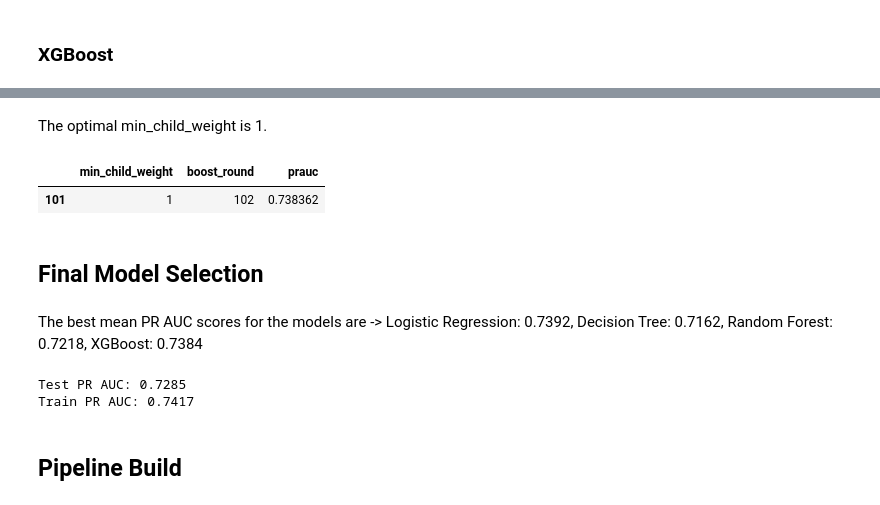
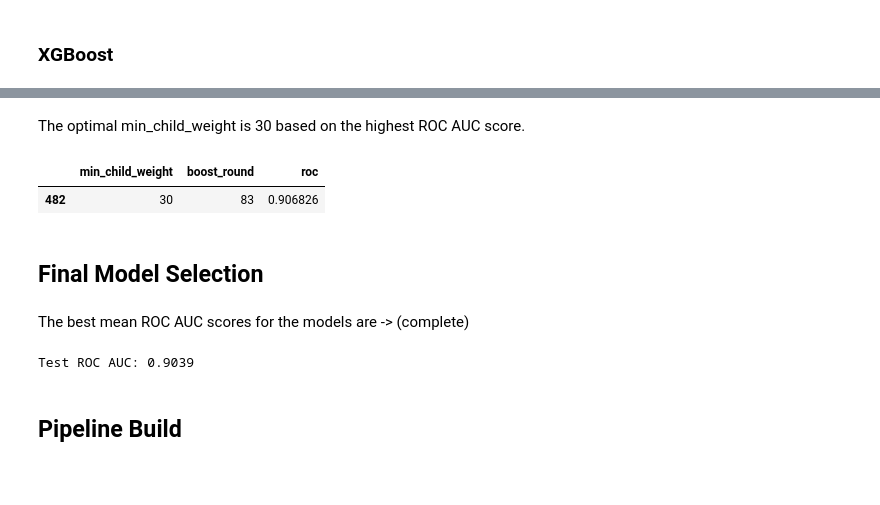
Before and after one commit to herblum/youtube-ml-project, a Jupyter notebook: notebook_log_reg_exp.ipynb, the cells around one changed output, grey strips where cells are left out. Cells and saved outputs as stored; diff of their text form; code cells hidden in the pictures; blank space fills up the shorter version.

```diff
--- a/notebook_log_reg_exp.ipynb
+++ b/notebook_log_reg_exp.ipynb
@@ -595,7 +577,7 @@ train_dicts = df_train_tree.to_dict(orient='records')
 dv = DictVectorizer(sparse=False)
 X_train = dv.fit_transform(train_dicts)
 
-dt_model = DecisionTreeClassifier(random_state=42, max_depth=6, min_samples_leaf=100)
+dt_model = DecisionTreeClassifier(random_state=42, max_depth=4, min_samples_leaf=100)
 dt_model.fit(X_train, y_train)
 
 print(export_text(dt_model, feature_names=list(dv.get_feature_names_out())))
@@ -831,7 +762,7 @@ records = []
 for eta in etas:
     params = {
         "objective": "binary:logistic",
-        "eval_metric": "aucpr",
+        "eval_metric": "auc",
         "max_depth": 5,
         "eta": eta,
         "seed": 42,
@@ -858,13 +789,13 @@ for eta in etas:
             verbose_eval=False,
         )
 
-        for r, score in enumerate(evals_result["val"]["aucpr"], start=1):
+        for r, score in enumerate(evals_result["val"]["auc"], start=1):
             records.append(
-                {"eta": eta, "fold": fold, "boost_round": r, "prauc": score}
+                {"eta": eta, "fold": fold, "boost_round": r, "roc": score}
             )
 
 # 3. Raw fold-level scores and mean CV scores per (eta, boost_round) for plotting
 scores_df = pd.DataFrame(records)
-cv_summary_df = scores_df.groupby(["eta", "boost_round"], as_index=False)["prauc"].mean()
+cv_summary_df = scores_df.groupby(["eta", "boost_round"], as_index=False)["roc"].mean()
 # %%
 for eta, group in cv_summary_df.groupby("eta"):
@@ -895,7 +826,7 @@ records = []
 for md in max_depths:
     params = {
         "objective": "binary:logistic",
-        "eval_metric": "aucpr",
+        "eval_metric": "auc",
         "max_depth": md,
         "eta": 0.05,
         "seed": 42,
@@ -922,13 +853,13 @@ for md in max_depths:
             verbose_eval=False,
         )
 
-        for r, score in enumerate(evals_result["val"]["aucpr"], start=1):
+        for r, score in enumerate(evals_result["val"]["auc"], start=1):
             records.append(
-                {"max_depth": md, "fold": fold, "boost_round": r, "prauc": score}
+                {"max_depth": md, "fold": fold, "boost_round": r, "roc": score}
             )
 
 # 3. Raw fold-level scores and mean CV scores per (max_depth, boost_round) for plotting
 scores_df = pd.DataFrame(records)
-cv_summary_df = scores_df.groupby(["max_depth", "boost_round"], as_index=False)["prauc"].mean()
+cv_summary_df = scores_df.groupby(["max_depth", "boost_round"], as_index=False)["roc"].mean()
 # %%
 for md, group in cv_summary_df.groupby("max_depth"):
@@ -959,7 +890,7 @@ records = []
 for mcw in min_child_weights:
     params = {
         "objective": "binary:logistic",
-        "eval_metric": "aucpr",
+        "eval_metric": "auc",
         "max_depth": 3,
         "eta": 0.05,
         "min_child_weight": mcw,
@@ -987,13 +918,13 @@ for mcw in min_child_weights:
             verbose_eval=False,
         )
 
-        for r, score in enumerate(evals_result["val"]["aucpr"], start=1):
+        for r, score in enumerate(evals_result["val"]["auc"], start=1):
             records.append(
-                {"min_child_weight": mcw, "fold": fold, "boost_round": r, "prauc": score}
+                {"min_child_weight": mcw, "fold": fold, "boost_round": r, "roc": score}
             )
 
 # 3. Raw fold-level scores and mean CV scores per (min_child_weight, boost_round) for plotting
 scores_df = pd.DataFrame(records)
-cv_summary_df = scores_df.groupby(["min_child_weight", "boost_round"], as_index=False)["prauc"].mean()
+cv_summary_df = scores_df.groupby(["min_child_weight", "boost_round"], as_index=False)["roc"].mean()
 # %%
 for mcw, group in cv_summary_df.groupby("min_child_weight"):
@@ -1009,23 +940,19 @@ plt.show()
 # %% [markdown]
-The optimal min_child_weight is 1.
+The optimal min_child_weight is 30 based on the highest ROC AUC score.
 # %%
-cv_summary_df[cv_summary_df["prauc"] == cv_summary_df["prauc"].max() ]
+cv_summary_df[cv_summary_df["roc"] == cv_summary_df["roc"].max() ]
 # %% [output]
-|  | min_child_weight | boost_round | prauc |
-| 101 | 1 | 102 | 0.738362 |
+|  | min_child_weight | boost_round | roc |
+| 482 | 30 | 83 | 0.906826 |
 # %% [markdown]
 ## Final Model Selection
 # %% [markdown]
-The best mean PR AUC scores for the models are ->
-Logistic Regression: 0.7392,
-Decision Tree: 0.7162,
-Random Forest: 0.7218,
-XGBoost: 0.7384
+The best mean ROC AUC scores for the models are -> (complete)
 # %%
 # Final training and evaluation of the logistic regression model on hold-out test set
 C=0.01
 
-# Define numerical and categorical features for preprocessing
+# Define numerical and categorical features for pipeline transformation and engineering
 numerical_features = ['duration_sec', 'title_length', 'tags_count', 'description_length', 'log_subscriber_count']
 categorical_features = ['upload_day', 'thumbnail_face', 'category']
 
@@ -1033,7 +960,7 @@ categorical_features = ['upload_day', 'thumbnail_face', 'category']
 log_transform_subscriber_count(df_train_linear)
 log_transform_subscriber_count(df_test_linear)
 
-# 2. Create cyclical features
+# 2. Create cyclical features from upload_hour
 df_train_linear = add_cyclical_features(df_train_linear)
 df_test_linear = add_cyclical_features(df_test_linear)
 
@@ -1057,11 +984,9 @@ lr_final_model.fit(X_train, y_train)
 test_probs = lr_final_model.predict_proba(X_test)[:, 1]
 train_probs = lr_final_model.predict_proba(X_train)[:, 1]
 
-print("Test PR AUC:", np.round(average_precision_score(y_test, test_probs), 4))
-print("Train PR AUC:", np.round(average_precision_score(y_train, train_probs), 4))
+print("Test ROC AUC:", np.round(roc_auc_score(y_test, test_probs), 4))
 # %% [output]
-Test PR AUC: 0.7285
-Train PR AUC: 0.7417
+Test ROC AUC: 0.9039
 # %% [markdown]
 ## Pipeline Build
 # %% [markdown]
```
Also changed, not shown: parts of 30 cells of this notebook, 10 other files.
